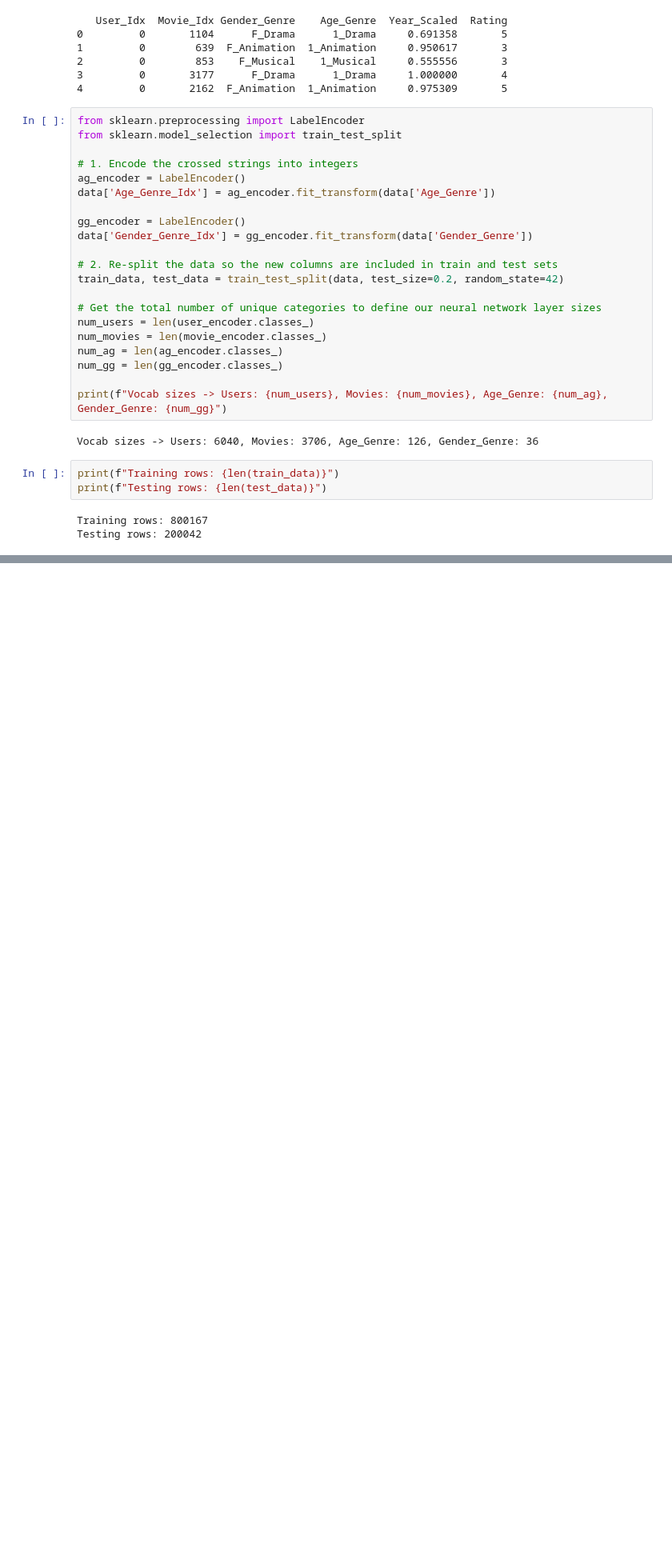
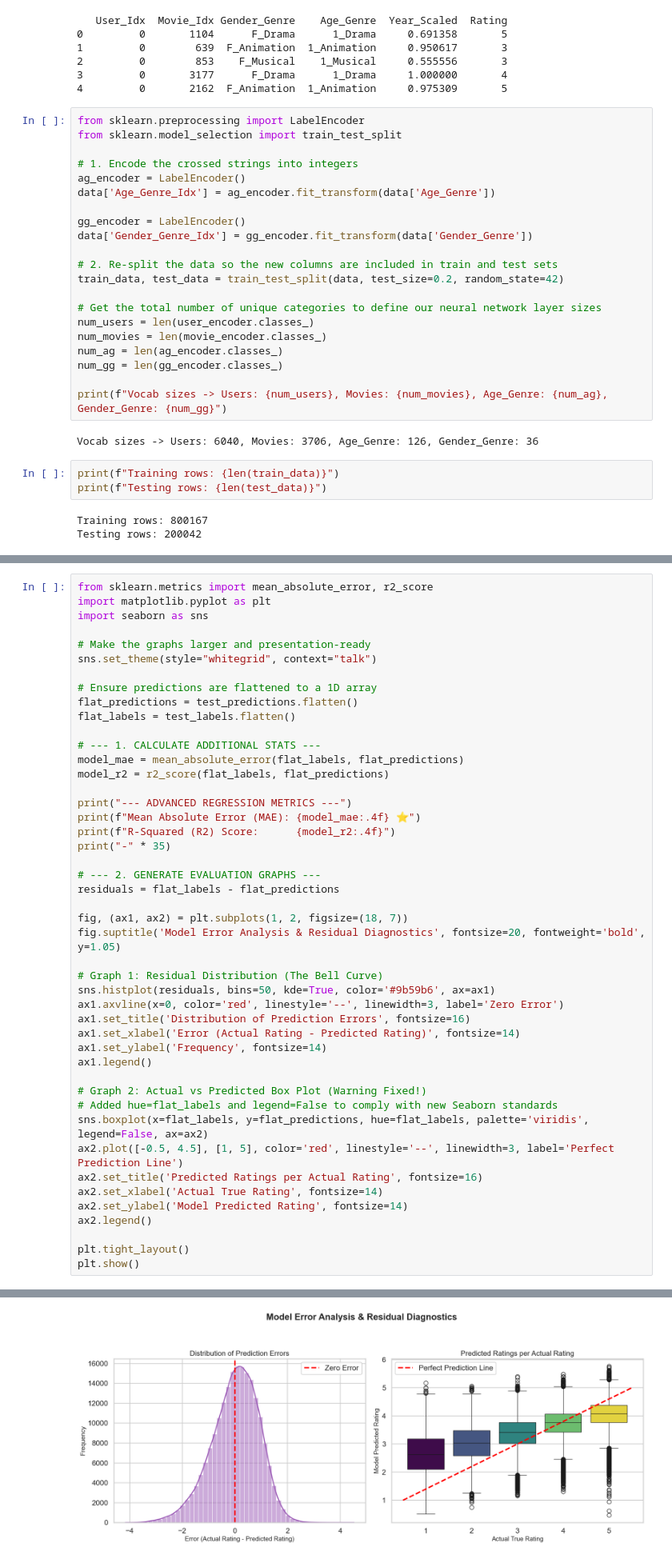
Before and after one commit to Shubham-Khetan-2005/UGP, a Jupyter notebook: UGP.ipynb, the cells around one changed output, grey strips where cells are left out. Shown at 80% size. Cells and saved outputs as stored; diff of their text form; blank space fills up the shorter version.

```diff
--- a/UGP.ipynb
+++ b/UGP.ipynb
@@ -359,0 +552,47 @@ Row   | Actual Rating   | Predicted Rating
+# %%
+from sklearn.metrics import mean_absolute_error, r2_score
+import matplotlib.pyplot as plt
+import seaborn as sns
+
+# Make the graphs larger and presentation-ready
+sns.set_theme(style="whitegrid", context="talk")
+
+# Ensure predictions are flattened to a 1D array
+flat_predictions = test_predictions.flatten()
+flat_labels = test_labels.flatten()
+
+# --- 1. CALCULATE ADDITIONAL STATS ---
+model_mae = mean_absolute_error(flat_labels, flat_predictions)
+model_r2 = r2_score(flat_labels, flat_predictions)
+
+print("--- ADVANCED REGRESSION METRICS ---")
+print(f"Mean Absolute Error (MAE): {model_mae:.4f} ⭐")
+print(f"R-Squared (R2) Score:      {model_r2:.4f}")
+print("-" * 35)
+
+# --- 2. GENERATE EVALUATION GRAPHS ---
+residuals = flat_labels - flat_predictions
+
+fig, (ax1, ax2) = plt.subplots(1, 2, figsize=(18, 7))
+fig.suptitle('Model Error Analysis & Residual Diagnostics', fontsize=20, fontweight='bold', y=1.05)
+
+# Graph 1: Residual Distribution (The Bell Curve)
+sns.histplot(residuals, bins=50, kde=True, color='#9b59b6', ax=ax1)
+ax1.axvline(x=0, color='red', linestyle='--', linewidth=3, label='Zero Error')
+ax1.set_title('Distribution of Prediction Errors', fontsize=16)
+ax1.set_xlabel('Error (Actual Rating - Predicted Rating)', fontsize=14)
+ax1.set_ylabel('Frequency', fontsize=14)
+ax1.legend()
+
+# Graph 2: Actual vs Predicted Box Plot (Warning Fixed!)
+# Added hue=flat_labels and legend=False to comply with new Seaborn standards
+sns.boxplot(x=flat_labels, y=flat_predictions, hue=flat_labels, palette='viridis', legend=False, ax=ax2)
+ax2.plot([-0.5, 4.5], [1, 5], color='red', linestyle='--', linewidth=3, label='Perfect Prediction Line')
+ax2.set_title('Predicted Ratings per Actual Rating', fontsize=16)
+ax2.set_xlabel('Actual True Rating', fontsize=14)
+ax2.set_ylabel('Model Predicted Rating', fontsize=14)
+ax2.legend()
+
+plt.tight_layout()
+plt.show()
+# %% [output]
@@ -359,0 +603 @@ Row   | Actual Rating   | Predicted Rating
+[figure, added]
```
Also changed, not shown: parts of 9 cells of this notebook, 1 other file.
